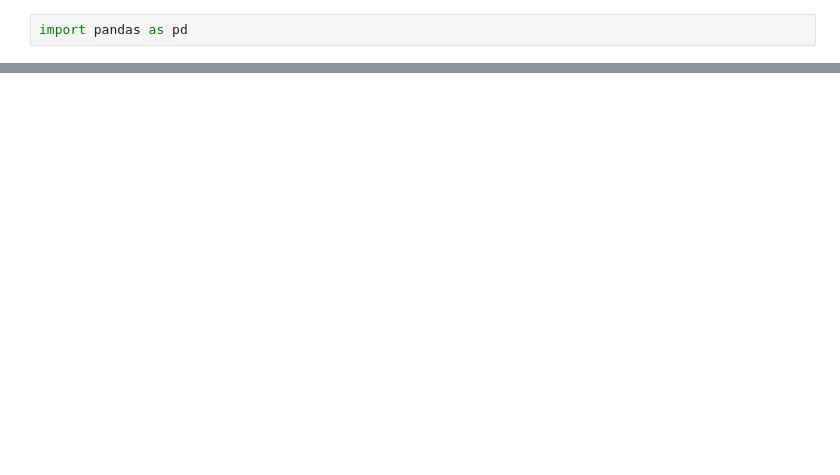
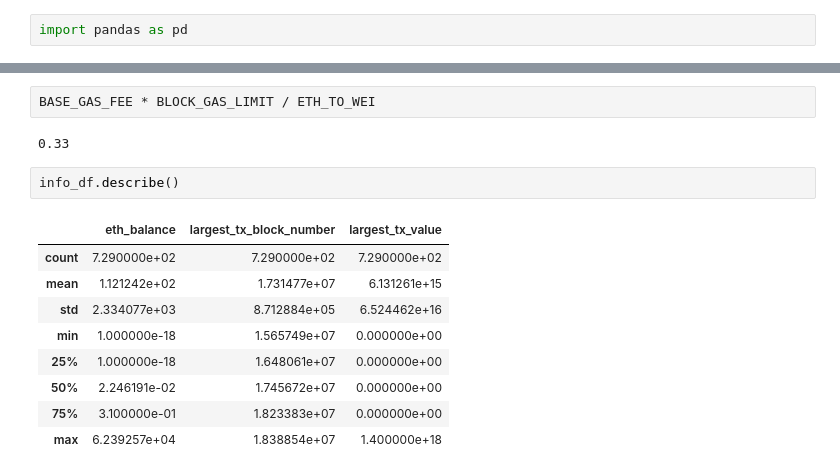
Before and after one commit to noushkia/TLSC, a Jupyter notebook: verified_scs.ipynb, the cells around one changed output, grey strips where cells are left out. Drawn from its saved outputs; the diff is of its cells as text; blank space fills up the shorter version.

```diff
--- a/verified_scs.ipynb
+++ b/verified_scs.ipynb
@@ -49,0 +67,16 @@ results['contract_address'].to_csv('potential_tl_contract_addresses.csv', index_
+# %%
+BASE_GAS_FEE * BLOCK_GAS_LIMIT / ETH_TO_WEI
+# %% [output]
+0.33
+# %%
+info_df.describe()
+# %% [output]
+|  | eth_balance | largest_tx_block_number | largest_tx_value |
+| count | 7.290000e+02 | 7.290000e+02 | 7.290000e+02 |
+| mean | 1.121242e+02 | 1.731477e+07 | 6.131261e+15 |
+| std | 2.334077e+03 | 8.712884e+05 | 6.524462e+16 |
+| min | 1.000000e-18 | 1.565749e+07 | 0.000000e+00 |
+| 25% | 1.000000e-18 | 1.648061e+07 | 0.000000e+00 |
+| 50% | 2.246191e-02 | 1.745672e+07 | 0.000000e+00 |
+| 75% | 3.100000e-01 | 1.823383e+07 | 0.000000e+00 |
+| max | 6.239257e+04 | 1.838854e+07 | 1.400000e+18 |
```
Also changed, not shown: parts of 12 cells of this notebook, 1 other file.
